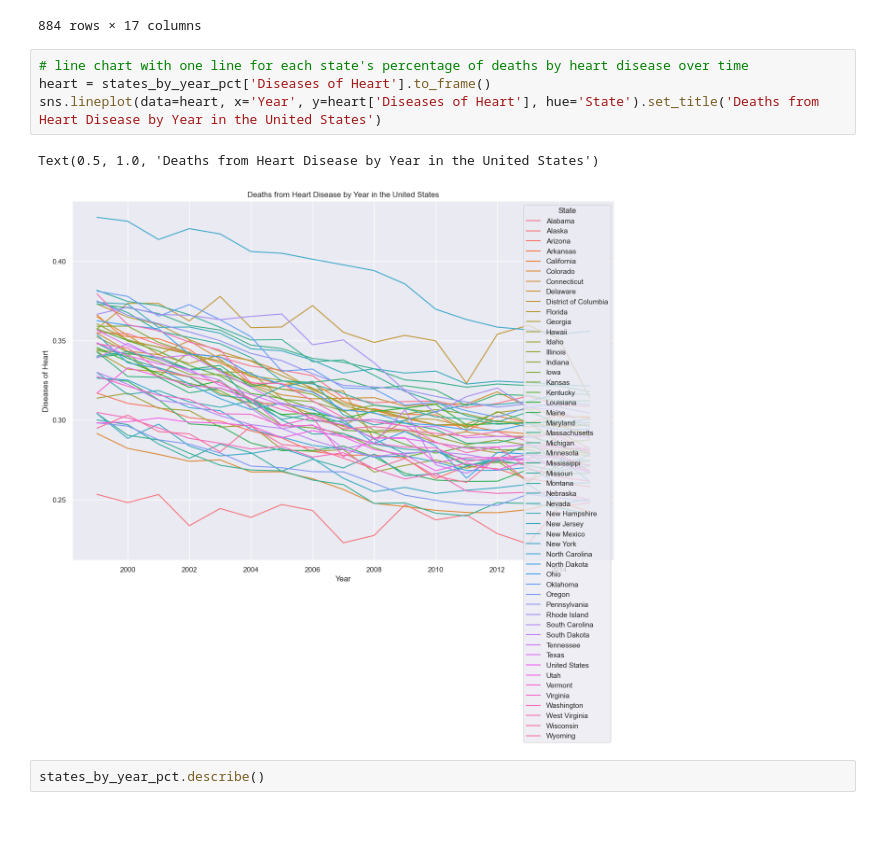
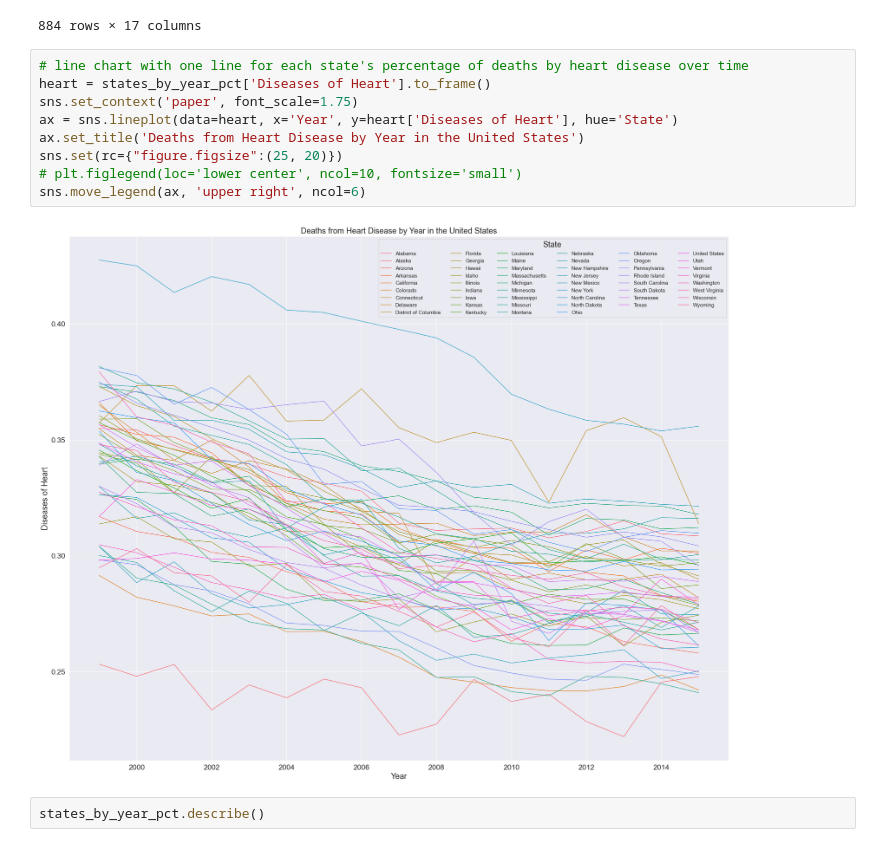
Before and after one commit to mattlehrer/research_methods_assignment_6, a Jupyter notebook: Assignment6_Group_C.ipynb, the cells around one changed output. Drawn from its saved outputs; the diff is of its cells as text; blank space fills up the shorter version.

Commit message:
improve line chart with one line for each state's percentage of deaths by heart disease

```diff
--- a/Assignment6_Group_C.ipynb
+++ b/Assignment6_Group_C.ipynb
@@ -356,10 +358,14 @@ states_by_year_pct
 # %%
 # line chart with one line for each state's percentage of deaths by heart disease over time
 heart = states_by_year_pct['Diseases of Heart'].to_frame()
-sns.lineplot(data=heart, x='Year', y=heart['Diseases of Heart'], hue='State').set_title('Deaths from Heart Disease by Year in the United States')
+sns.set_context('paper', font_scale=1.75)
+ax = sns.lineplot(data=heart, x='Year', y=heart['Diseases of Heart'], hue='State')
+ax.set_title('Deaths from Heart Disease by Year in the United States')
+sns.set(rc={"figure.figsize":(25, 20)})
+# plt.figlegend(loc='lower center', ncol=10, fontsize='small')
+sns.move_legend(ax, 'upper right', ncol=6)
 # %% [output]
-Text(0.5, 1.0, 'Deaths from Heart Disease by Year in the United States')
-[figure, old version]
+[figure, new version]
 # %%
 states_by_year_pct.describe()
 # %% [output]
```
Also changed, not shown: parts of 6 cells of this notebook.
